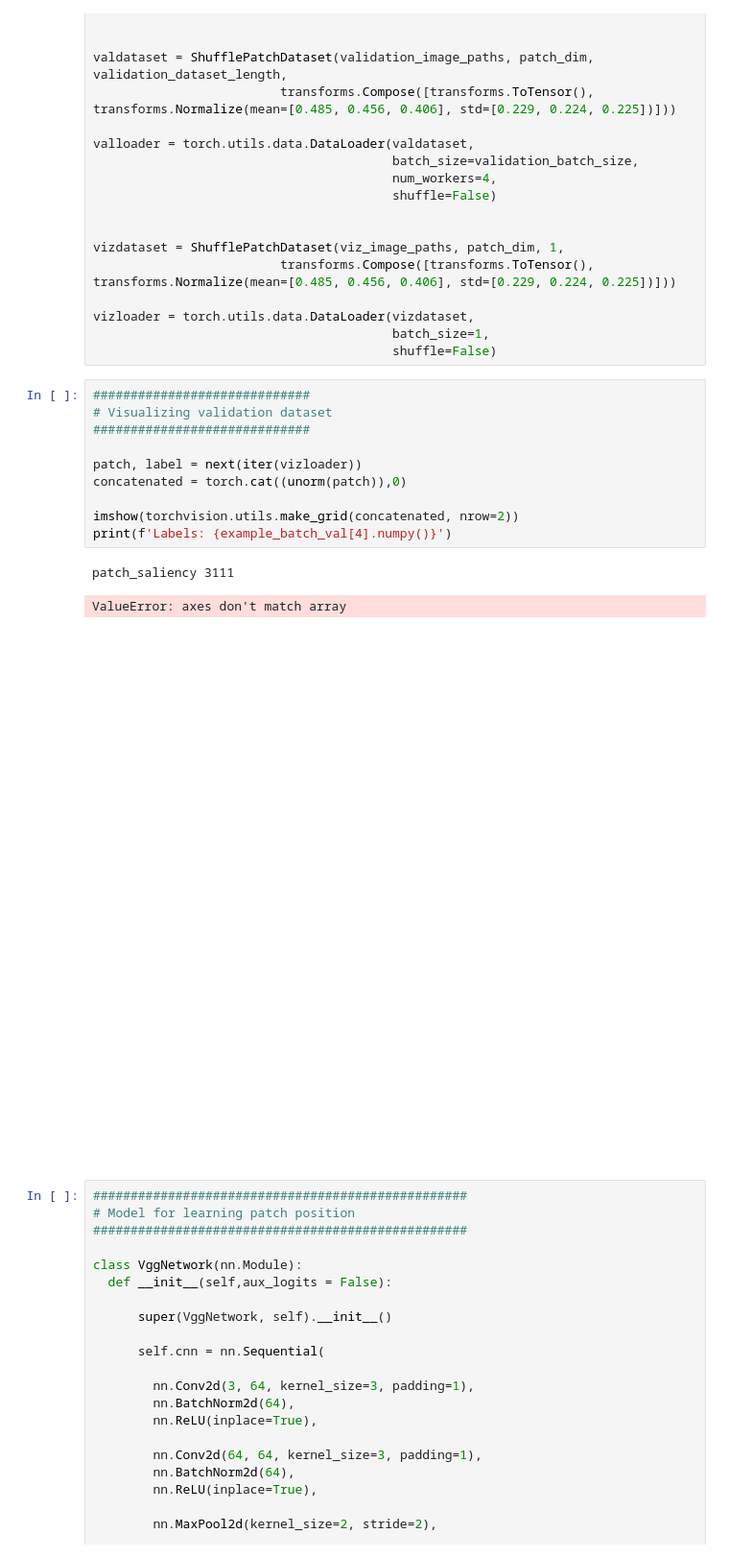
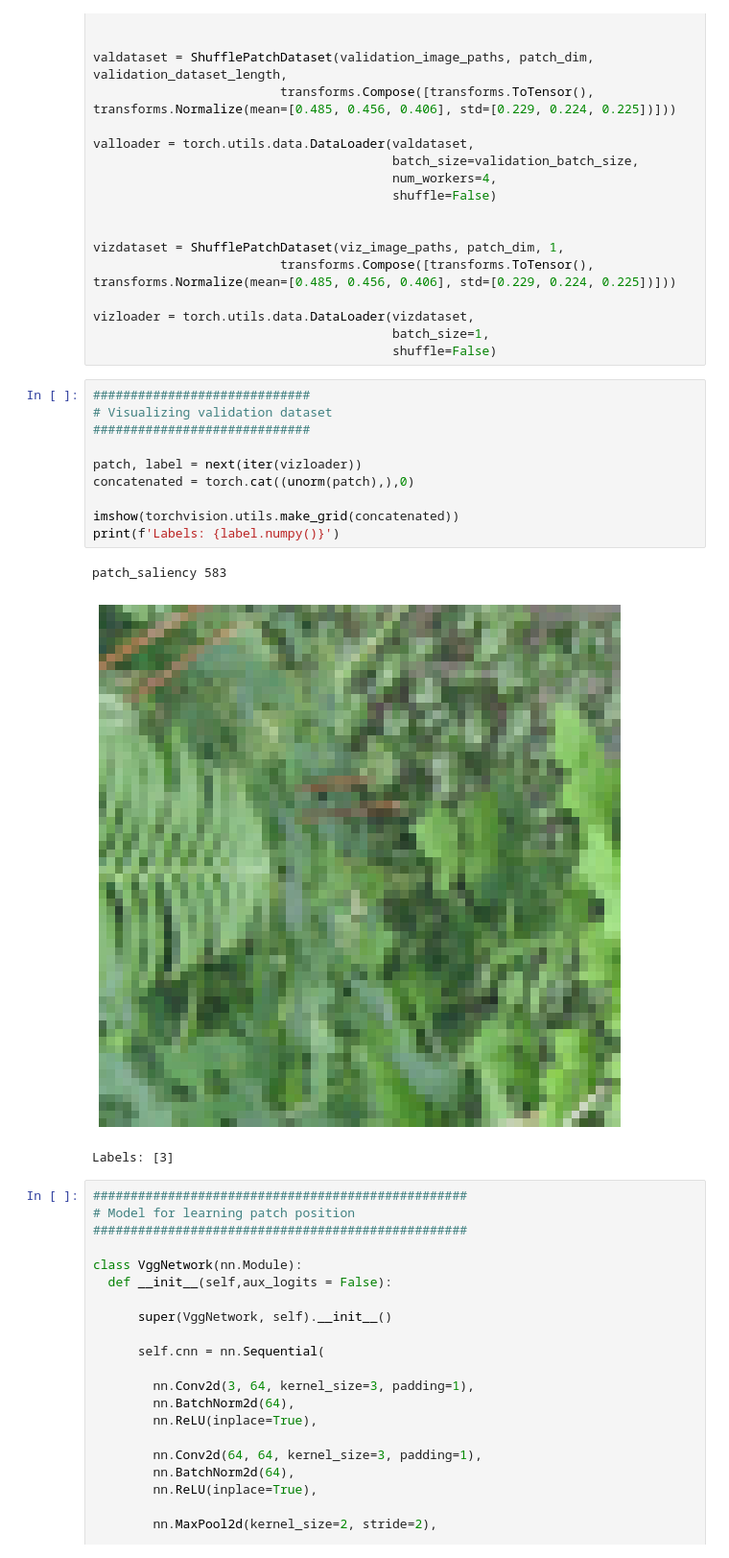
Before and after one commit to virtualgraham/sc_patch, a Jupyter notebook: src/variations/variations_f.ipynb, the cells around one changed output. Shown at 96% size. Drawn from its saved outputs; the diff is of its cells as text.

```diff
--- a/src/variations/variations_f.ipynb
+++ b/src/variations/variations_f.ipynb
@@ -197,17 +197,17 @@ vizloader = torch.utils.data.DataLoader(vizdataset,
 # %%
 #############################
 # Visualizing validation dataset
 #############################
 
 patch, label = next(iter(vizloader))
-concatenated = torch.cat((unorm(patch)),0)
+concatenated = torch.cat((unorm(patch),),0)
 
-imshow(torchvision.utils.make_grid(concatenated, nrow=2))
-print(f'Labels: {example_batch_val[4].numpy()}')
+imshow(torchvision.utils.make_grid(concatenated))
+print(f'Labels: {label.numpy()}')
 # %% [output]
-patch_saliency 3111
+patch_saliency 583
+[figure, new version]
-ValueError: axes don't match array
+Labels: [3]
-[figure, old version]
 # %%
 ##################################################
 # Model for learning patch position
```
Also changed, not shown: 2 other files.
